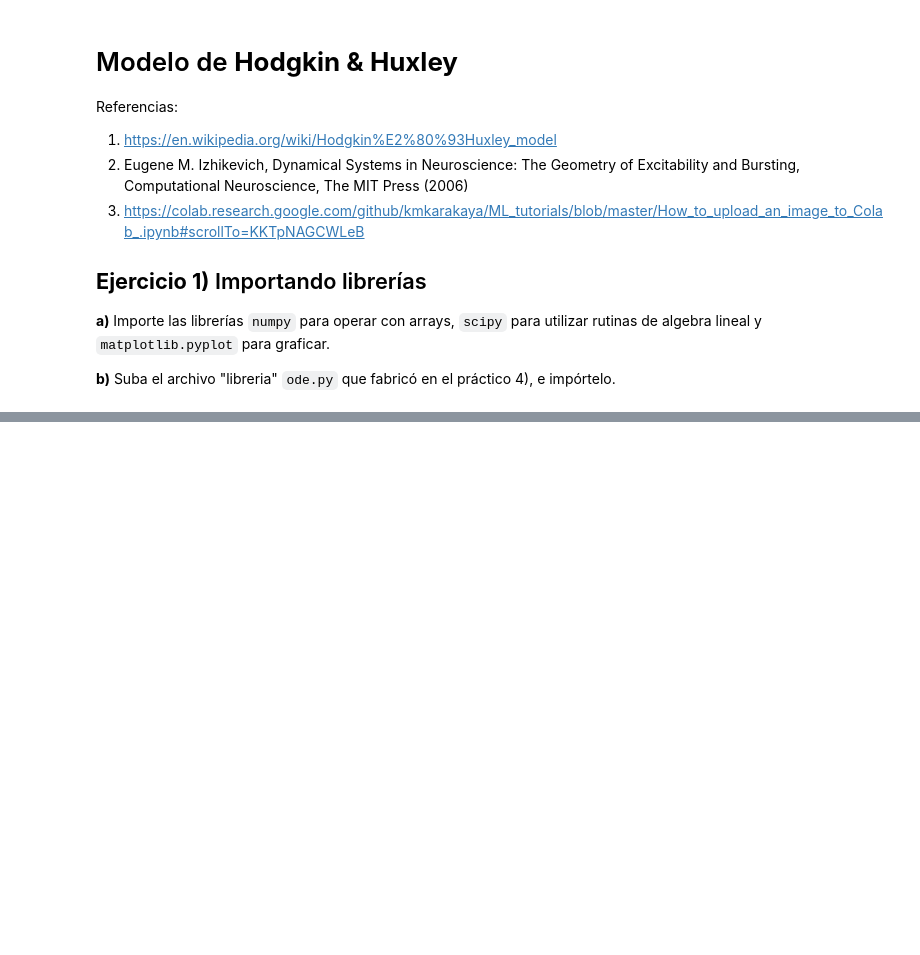
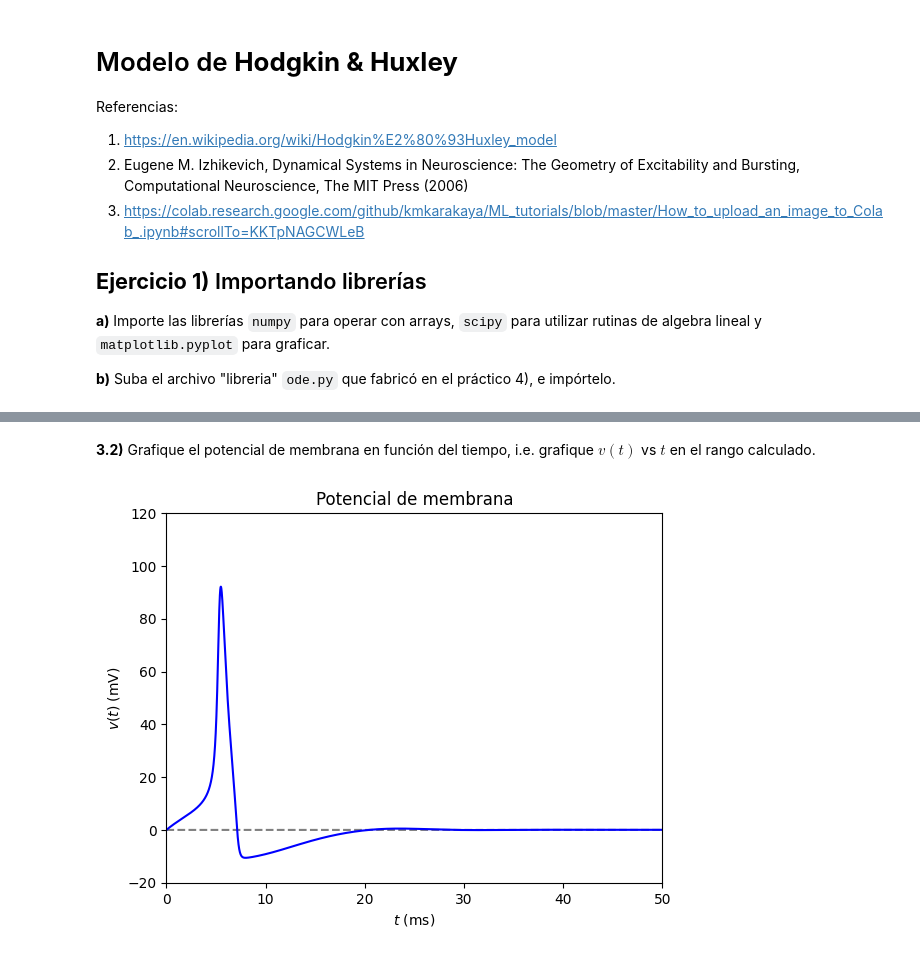
Before and after one commit to marcos626/Redes_neuronales, a Jupyter notebook: Guia 8. El modelo de Hodgkin y Huxley.ipynb, the cells around one changed output, grey strips where cells are left out. Saved outputs shown, nothing was run; the diff lists cells and outputs as text; code cells hidden in the pictures; blank space fills up the shorter version.

```diff
--- a/Guia 8. El modelo de Hodgkin y Huxley.ipynb
+++ b/Guia 8. El modelo de Hodgkin y Huxley.ipynb
@@ -402,0 +337,45 @@ $$
+# %%
+# 3.1)
+# Definamos parámetros
+c = 1.
+gna = 120.
+gk = 36.
+gl = 0.3
+vna = 120.0
+vk = -12.0
+vl = 10.6
+
+# Definimos condiciones iniciales preliminares.
+v0 = 0.0
+n0 = 0.0
+m0 = 0.0
+h0 = 0.0
+x0 = np.array([v0,h0,m0,n0])
+
+# Integramos unos cuantos ms a corriente i=0 para determinar el punto de equilibrio
+v0 = 0.0 # membrane potential (mV)
+n0 = 0.0 # activation fraction (dimensionless)
+m0 = 0.0 # inactivation fraction (dimensionless)
+h0 = 0.0 # inactivation fraction (dimensionless)
+ta = 0 # ms
+tb = 50 # ms
+h = 0.01 # ms
+k = int((tb-ta)/h)
+p = [c,gna,gk,gl,vna,vk,vl,lambda t:0]
+x0 = np.array([v0,h0,m0,n0])
+t,x = integrador_ode(rk4,f,x0,ta,tb,k,p)
+# %% [markdown]
+**3.2)** Grafique el potencial de membrana en función del tiempo, i.e. grafique $v(t)$ vs $t$ en el rango calculado.
+# %%
+#3.2)
+# Graficamos el potencial de membrana
+plt.xlabel('$t$ (ms)')
+plt.ylabel('$v(t)$ (mV)')
+plt.xlim(0,50)
+plt.ylim(-20,120)
+plt.plot(t,0*t,linestyle='--',c='gray')
+plt.plot(t,x[0],c='b')
+plt.title('Potencial de membrana')
+plt.show()
+# %% [output]
+[figure, added]
```
Also changed, not shown: parts of 77 cells of this notebook.
